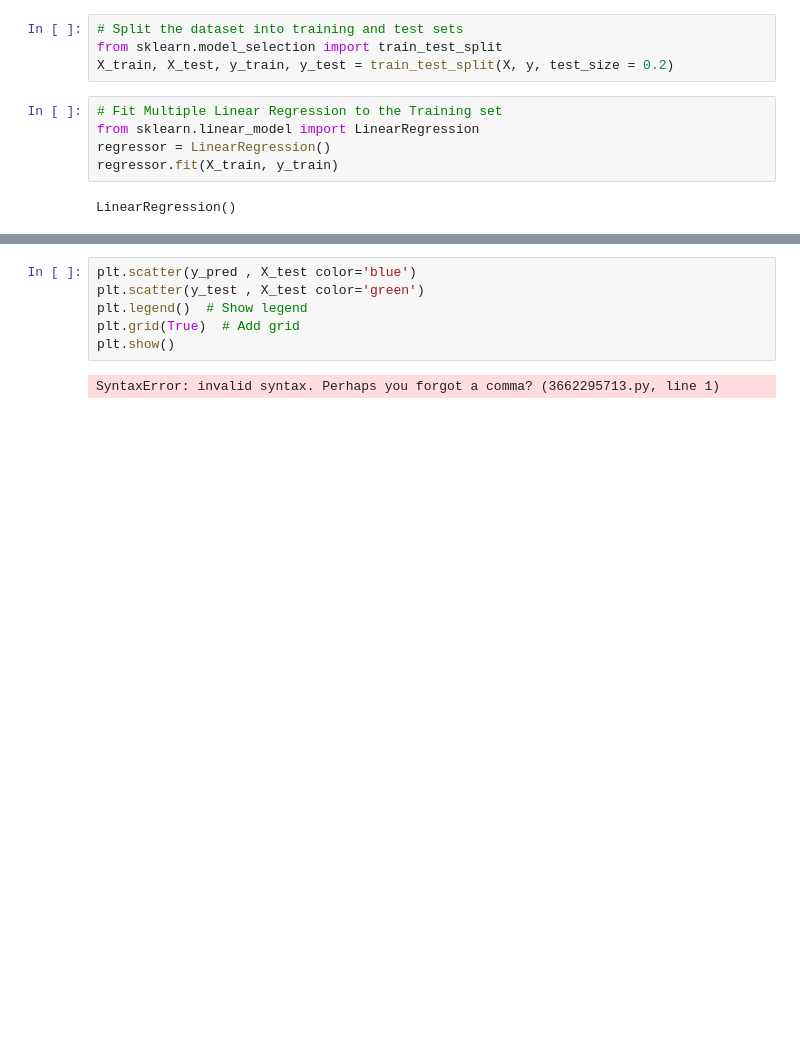
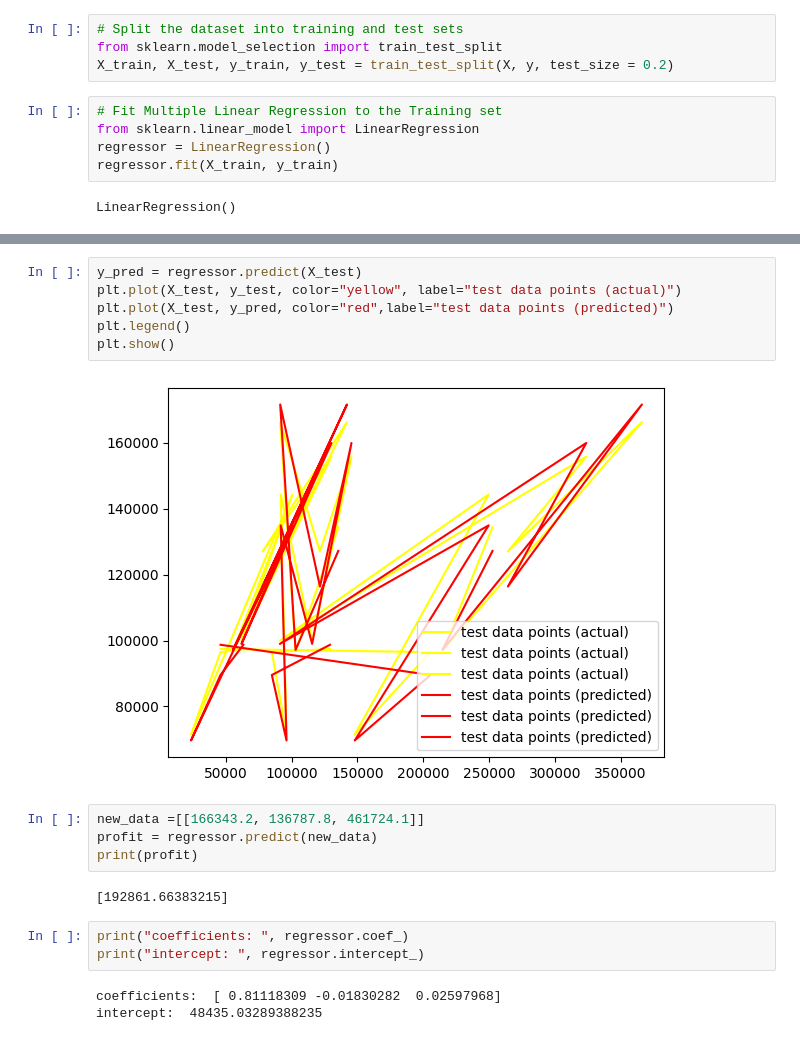
Before and after one commit to Bwar3am/machine-learning-in-use, a Jupyter notebook: multipleregression.ipynb, the cells around one changed output, grey strips where cells are left out. Saved outputs shown, nothing was run; the diff lists cells and outputs as text; blank space fills up the shorter version.

```diff
--- a/multipleregression.ipynb
+++ b/multipleregression.ipynb
@@ -169,8 +169,20 @@ R-squared (R2): 0.9019784824131223
-# %%
-plt.scatter(y_pred , X_test color='blue')
-plt.scatter(y_test , X_test color='green')
-plt.legend()  # Show legend
-plt.grid(True)  # Add grid
-plt.show()
-# %% [output]
-SyntaxError: invalid syntax. Perhaps you forgot a comma? (3662295713.py, line 1)
+# %%
+y_pred = regressor.predict(X_test)
+plt.plot(X_test, y_test, color="yellow", label="test data points (actual)")
+plt.plot(X_test, y_pred, color="red",label="test data points (predicted)")
+plt.legend()
+plt.show()
+# %% [output]
+[figure, added]
+# %%
+new_data =[[166343.2, 136787.8, 461724.1]]
+profit = regressor.predict(new_data)
+print(profit)
+# %% [output]
+[192861.66383215]
+# %%
+print("coefficients: ", regressor.coef_)
+print("intercept: ", regressor.intercept_)
+# %% [output]
+coefficients:  [ 0.81118309 -0.01830282  0.02597968]
+intercept:  48435.03289388235
```
Also changed, not shown: parts of 5 cells of this notebook.
